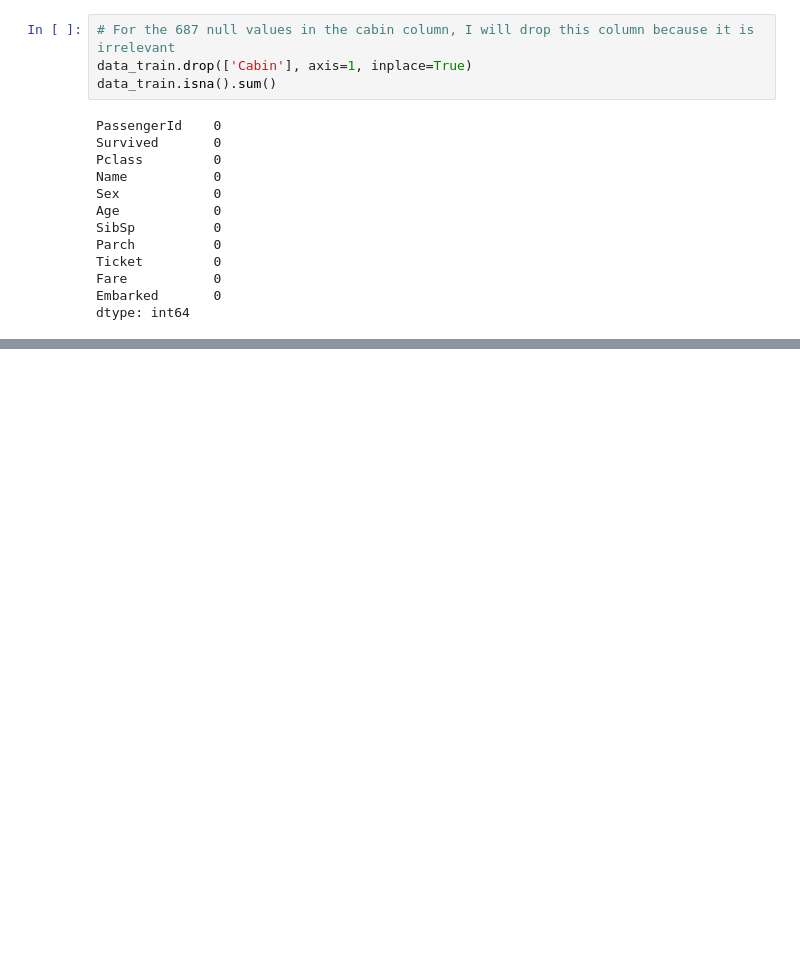
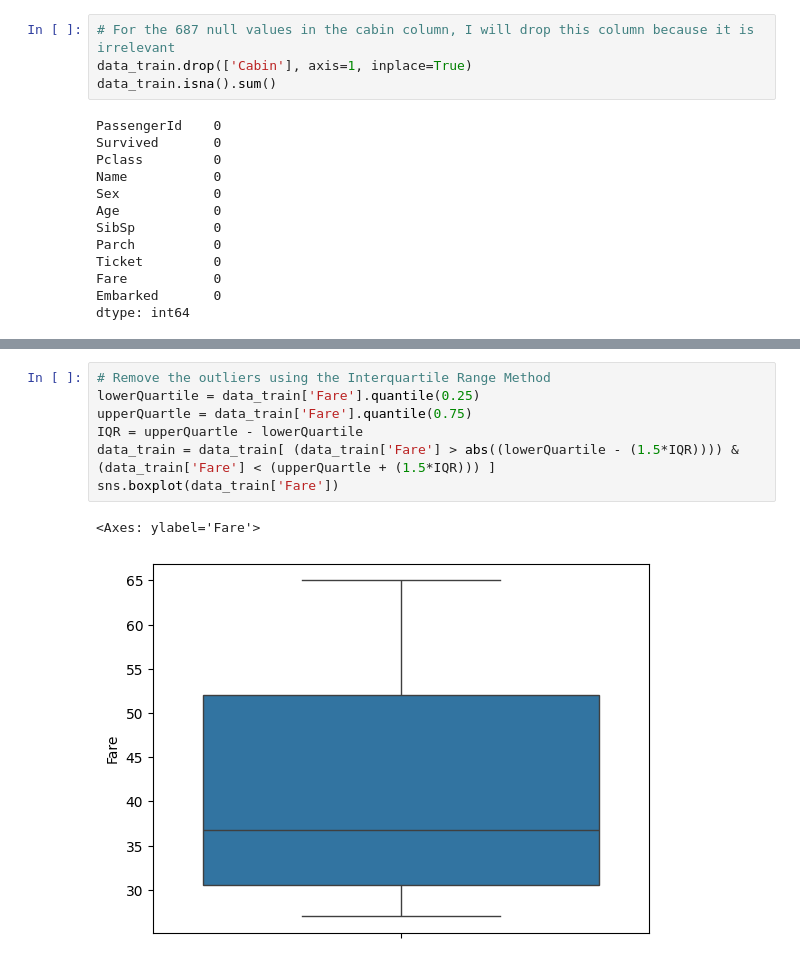
Before and after one commit to MazenIbrahim1/Titanic_Data_Model, a Jupyter notebook: Titanic_Data_Model.ipynb, the cells around one changed output, grey strips where cells are left out. Drawn from its saved outputs; the diff is of its cells as text; blank space fills up the shorter version.

```diff
--- a/Titanic_Data_Model.ipynb
+++ b/Titanic_Data_Model.ipynb
@@ -129,0 +156,10 @@ dtype: int64
+# %%
+# Remove the outliers using the Interquartile Range Method
+lowerQuartile = data_train['Fare'].quantile(0.25)
+upperQuartle = data_train['Fare'].quantile(0.75)
+IQR = upperQuartle - lowerQuartile
+data_train = data_train[ (data_train['Fare'] > abs((lowerQuartile - (1.5*IQR)))) & (data_train['Fare'] < (upperQuartle + (1.5*IQR))) ]
+sns.boxplot(data_train['Fare'])
+# %% [output]
+<Axes: ylabel='Fare'>
+[figure, added]
```
Also changed, not shown: parts of 7 cells of this notebook.
